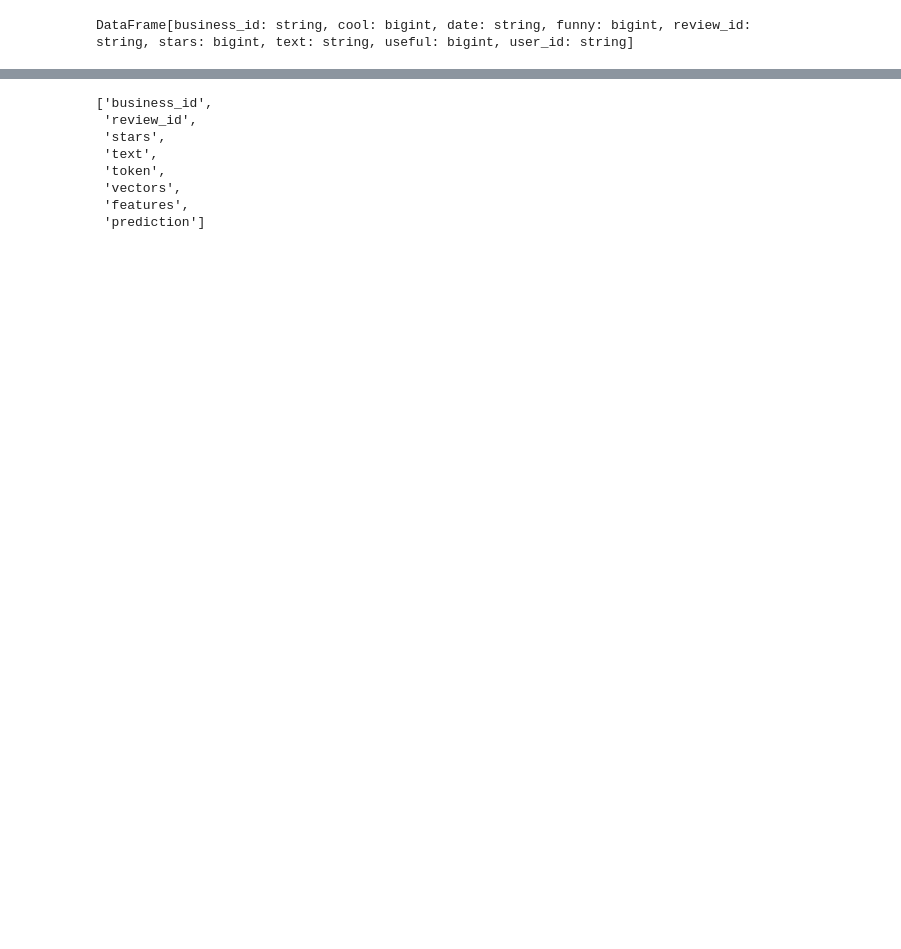
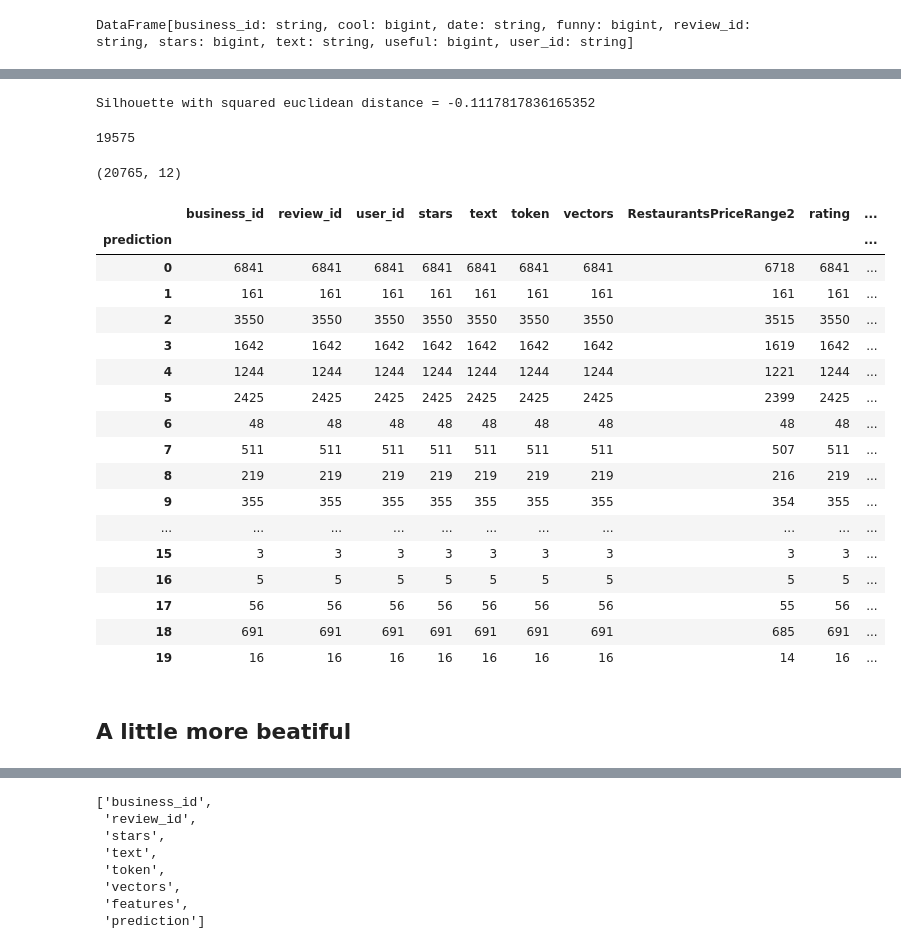
Before and after one commit to Myau5x/anti-recommender, a Jupyter notebook: Nlp_approach_ac.ipynb, the cells around one changed output, grey strips where cells are left out. Drawn from its saved outputs; the diff is of its cells as text; code cells hidden in the pictures; blank space fills up the shorter version.

```diff
--- a/Nlp_approach_ac.ipynb
+++ b/Nlp_approach_ac.ipynb
@@ -129,0 +136,9 @@ Wall time: 1.28 s
+# %%
+%%time
+cl = 20
+
+km = KMeans(k = cl, featuresCol='vectors', maxIter= 30)
+
+model_km = km.fit(sample_vect)
+
+centers_c = model_km.clusterCenters()
@@ -129,0 +156,3 @@ Wall time: 1.28 s
+# %%
+pred = model_km.transform(sample_vect)
+pred.columns
@@ -130,3 +237,43 @@ Wall time: 1.28 s
+# %%
+evaluator = ClusteringEvaluator(featuresCol='vectors')
+
+silhouette = evaluator.evaluate(pred)
+print("Silhouette with squared euclidean distance = " + str(silhouette))
+# %% [output]
+Silhouette with squared euclidean distance = -0.1117817836165352
+# %%
+count_tr_df =pred.join(biz.select(api_f ).withColumnRenamed('stars', 'rating'), 'business_id').toPandas()
+# %%
+len(count_tr_df.user_id.unique())
+# %% [output]
+19575
+# %%
+count_tr_df.shape
+# %% [output]
+(20765, 12)
+# %%
+count_tr_df.groupby('prediction').count()
+# %% [output]
+|  | business_id | review_id | user_id | stars | text | token | vectors | RestaurantsPriceRange2 | rating | ... |
+| prediction |  |  |  |  |  |  |  |  |  | ... |
+| 0 | 6841 | 6841 | 6841 | 6841 | 6841 | 6841 | 6841 | 6718 | 6841 | ... |
+| 1 | 161 | 161 | 161 | 161 | 161 | 161 | 161 | 161 | 161 | ... |
+| 2 | 3550 | 3550 | 3550 | 3550 | 3550 | 3550 | 3550 | 3515 | 3550 | ... |
+| 3 | 1642 | 1642 | 1642 | 1642 | 1642 | 1642 | 1642 | 1619 | 1642 | ... |
+| 4 | 1244 | 1244 | 1244 | 1244 | 1244 | 1244 | 1244 | 1221 | 1244 | ... |
+| 5 | 2425 | 2425 | 2425 | 2425 | 2425 | 2425 | 2425 | 2399 | 2425 | ... |
+| 6 | 48 | 48 | 48 | 48 | 48 | 48 | 48 | 48 | 48 | ... |
+| 7 | 511 | 511 | 511 | 511 | 511 | 511 | 511 | 507 | 511 | ... |
+| 8 | 219 | 219 | 219 | 219 | 219 | 219 | 219 | 216 | 219 | ... |
+| 9 | 355 | 355 | 355 | 355 | 355 | 355 | 355 | 354 | 355 | ... |
+| ... | ... | ... | ... | ... | ... | ... | ... | ... | ... | ... |
+| 15 | 3 | 3 | 3 | 3 | 3 | 3 | 3 | 3 | 3 | ... |
+| 16 | 5 | 5 | 5 | 5 | 5 | 5 | 5 | 5 | 5 | ... |
+| 17 | 56 | 56 | 56 | 56 | 56 | 56 | 56 | 55 | 56 | ... |
+| 18 | 691 | 691 | 691 | 691 | 691 | 691 | 691 | 685 | 691 | ... |
+| 19 | 16 | 16 | 16 | 16 | 16 | 16 | 16 | 14 | 16 | ... |
+# %% [markdown]
+## A little more beatiful
 # %%
 %%time
 idf = IDF(inputCol= 'vectors', outputCol= 'features')
```
Also changed, not shown: parts of 39 cells of this notebook, 1 other file.
